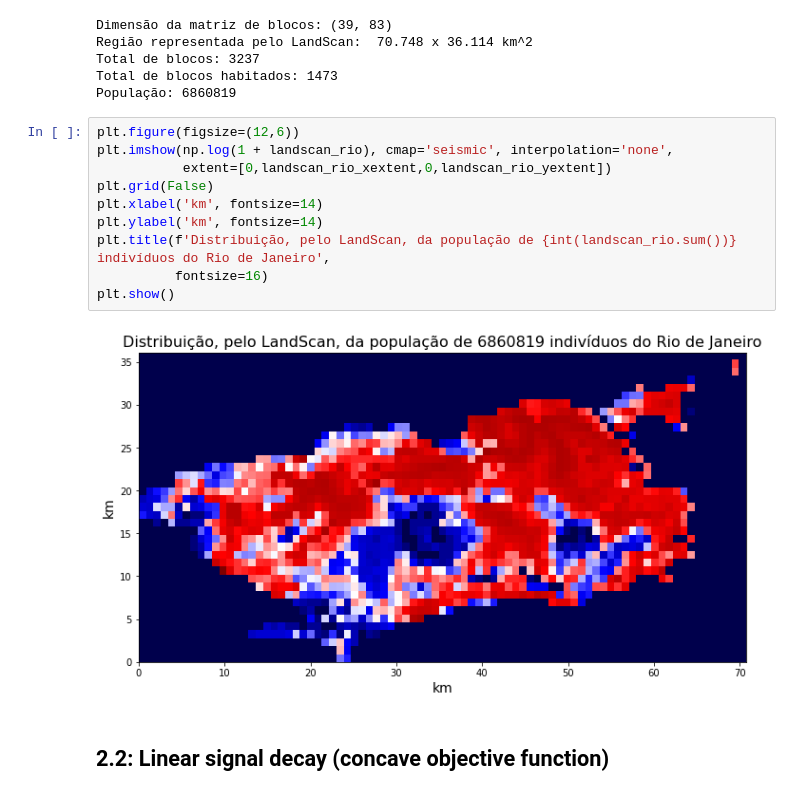
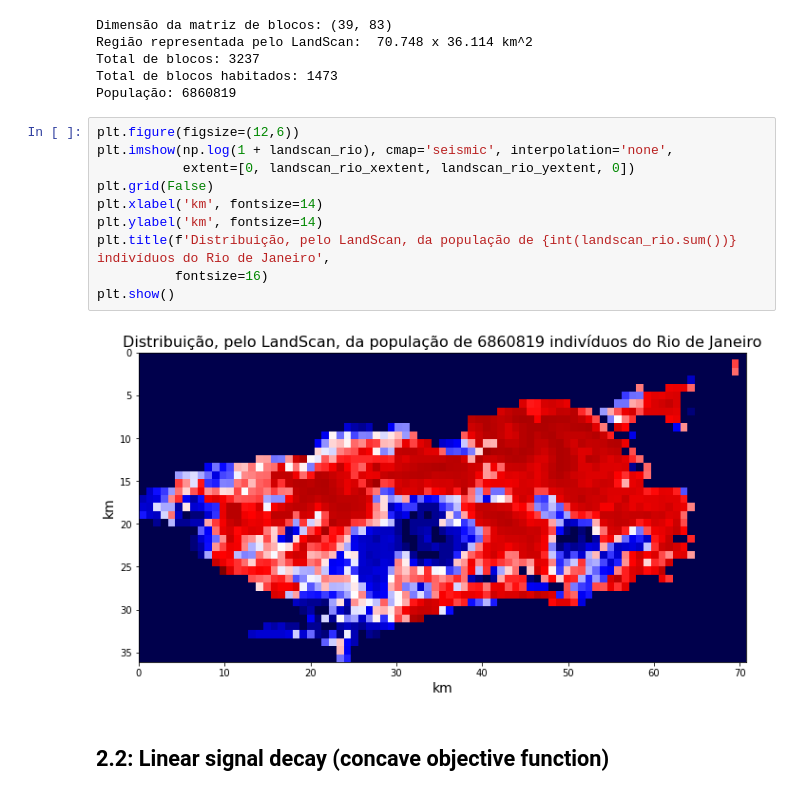
Before and after one commit to Luan-Lima-Freitas/Antenna-Placement-Optimization, a Jupyter notebook: Antenna_Placement_Optim.ipynb, the cells around one changed output. Cells and saved outputs as stored; diff of their text form.

```diff
--- a/Antenna_Placement_Optim.ipynb
+++ b/Antenna_Placement_Optim.ipynb
@@ -138,15 +110,15 @@ População: 6860819
 # %%
 plt.figure(figsize=(12,6))
 plt.imshow(np.log(1 + landscan_rio), cmap='seismic', interpolation='none',
-           extent=[0,landscan_rio_xextent,0,landscan_rio_yextent])
+           extent=[0, landscan_rio_xextent, landscan_rio_yextent, 0])
 plt.grid(False)
 plt.xlabel('km', fontsize=14)
 plt.ylabel('km', fontsize=14)
 plt.title(f'Distribuição, pelo LandScan, da população de {int(landscan_rio.sum())} indivíduos do Rio de Janeiro',
           fontsize=16)
 plt.show()
 # %% [output]
-[figure, old version]
+[figure, new version]
 # %% [markdown]
 ## 2.2: Linear signal decay (concave objective function)
 # %%
```
Also changed, not shown: parts of 27 cells of this notebook.
